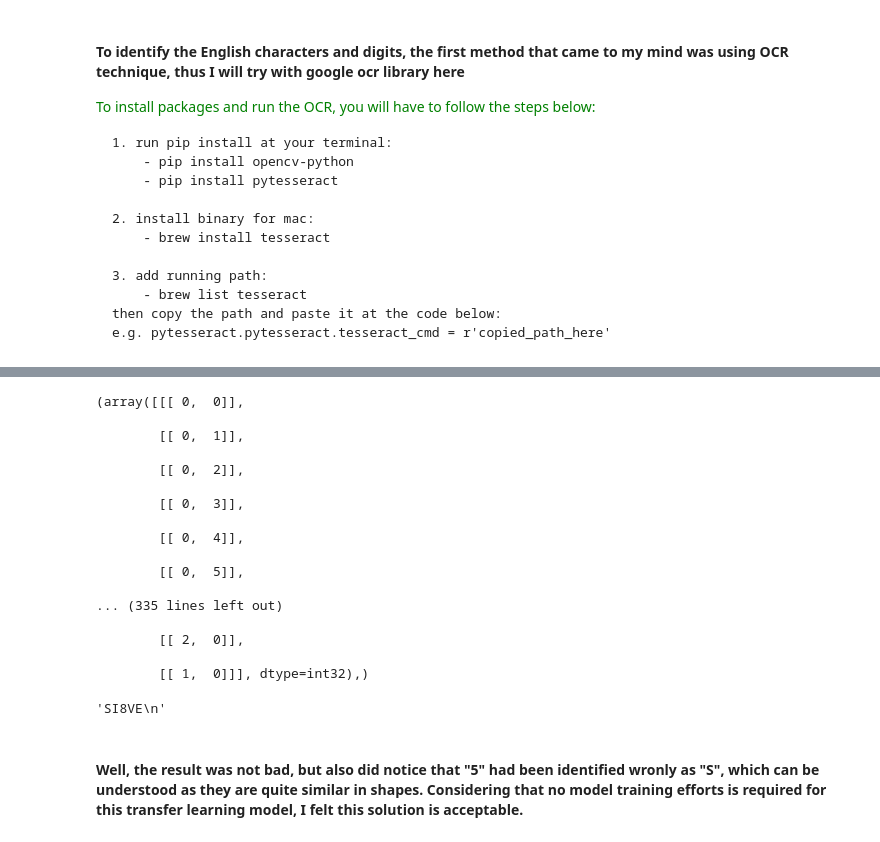
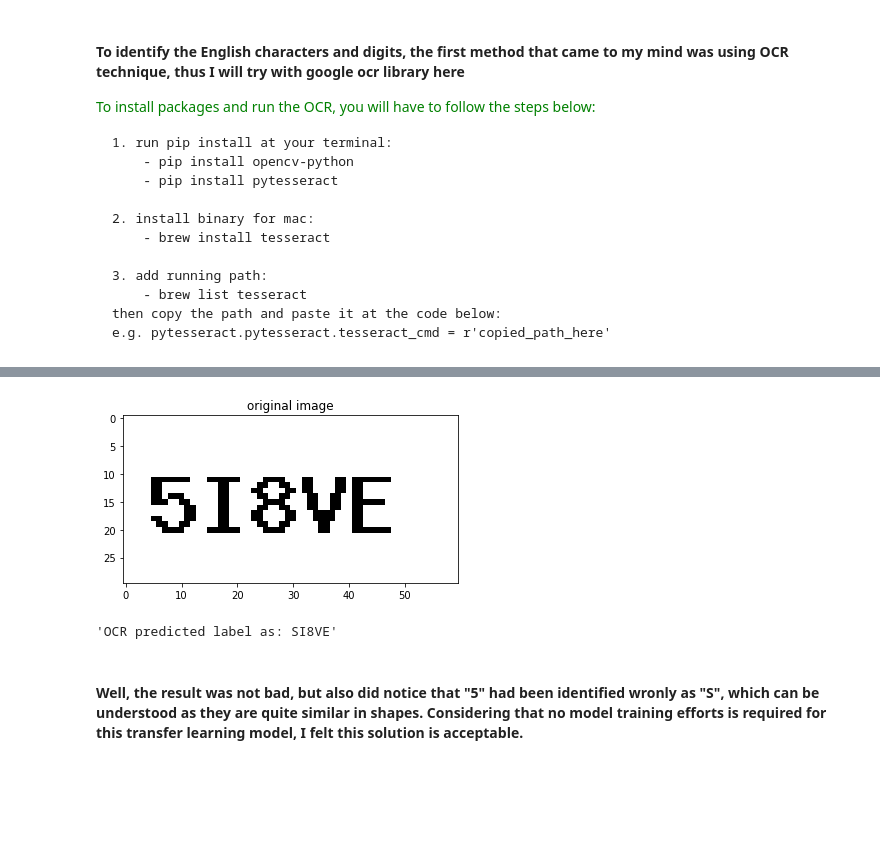
Before and after one commit to yang0369/text_recognition, a Jupyter notebook: EDA.ipynb, the cells around one changed output, grey strips where cells are left out. Saved outputs shown, nothing was run; the diff lists cells and outputs as text; code cells hidden in the pictures; blank space fills up the shorter version.

```diff
--- a/EDA.ipynb
+++ b/EDA.ipynb
@@ -113,20 +143,0 @@ im2 = img.copy()
-# %%
-contours
-# %% [output]
-(array([[[ 0,  0]],
-
-        [[ 0,  1]],
-
-        [[ 0,  2]],
-
-        [[ 0,  3]],
-
-        [[ 0,  4]],
-
-        [[ 0,  5]],
-
-... (335 lines left out)
-
-        [[ 2,  0]],
-
-        [[ 1,  0]]], dtype=int32),)
@@ -151,7 +144,9 @@ with open(out_name, "w+") as f:
 # %%
-text
+filename = "input19.jpg"
+test_ocr(filename)
 # %% [output]
+[figure, added]
-'SI8VE\n'
+'OCR predicted label as: SI8VE'
 # %% [markdown]
 #### Well, the result was not bad, but also did notice that "5" had been identified wronly as "S", which can be understood as they are quite similar in shapes. Considering that no model training efforts is required for this transfer learning model, I felt this solution is acceptable.
 # %% [markdown]
```
Also changed, not shown: parts of 27 cells of this notebook, 3 other files.
